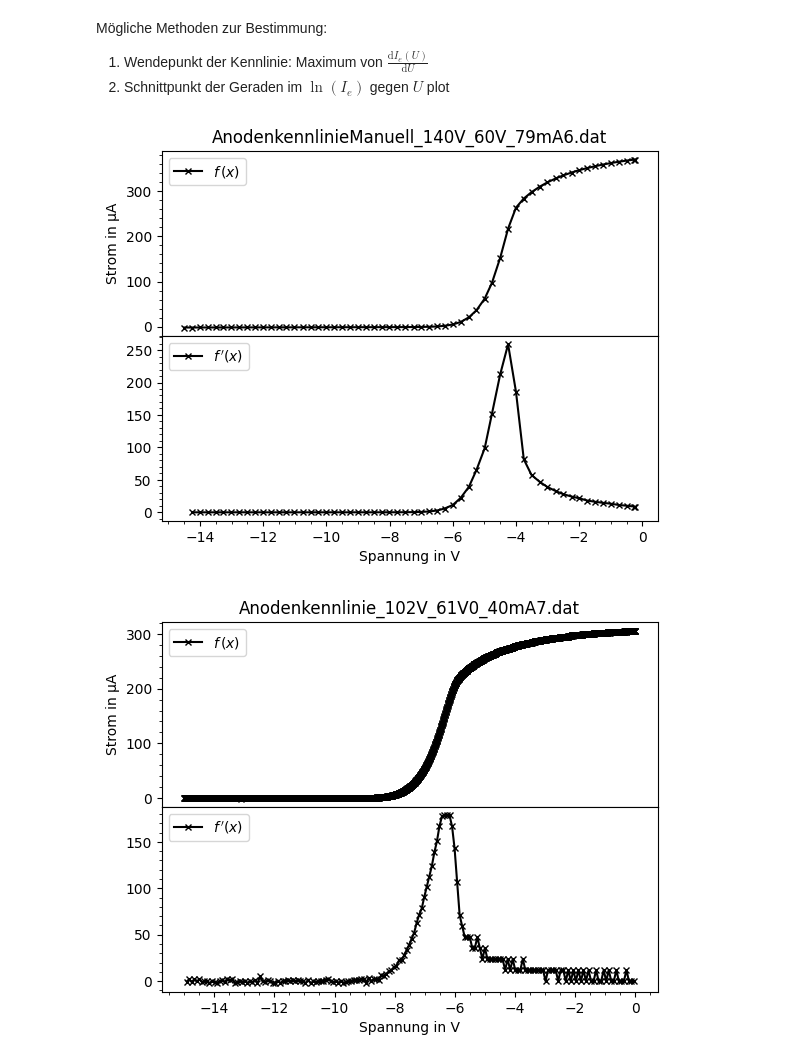
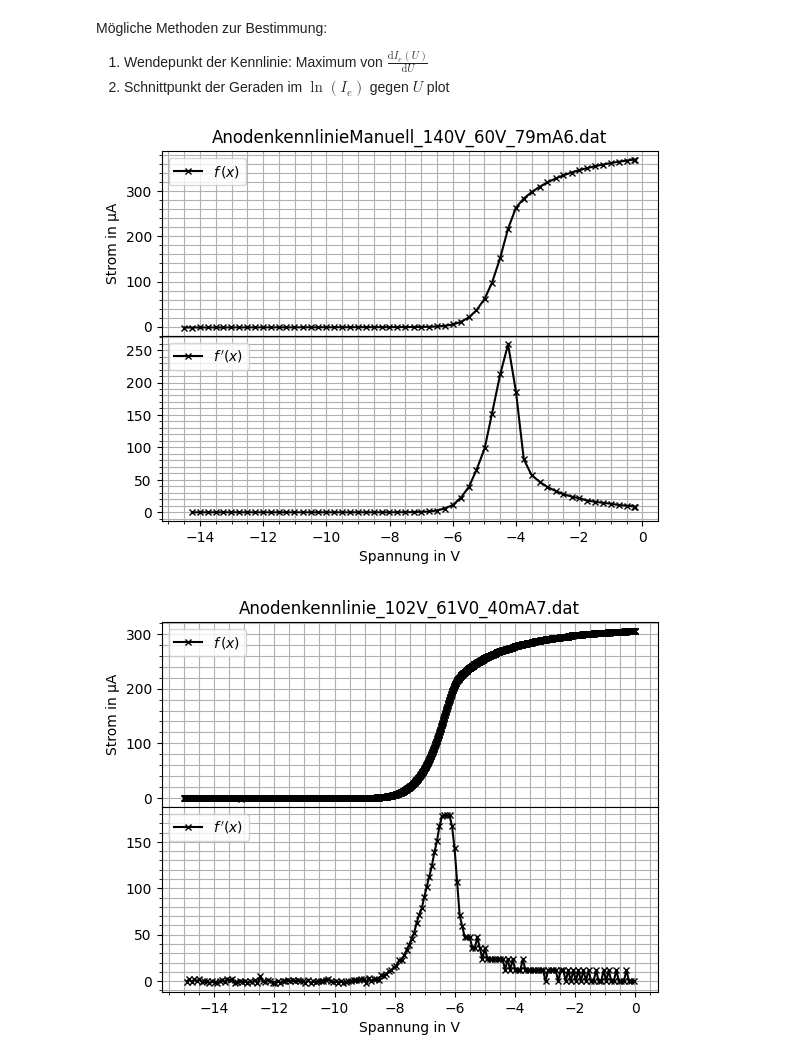
Before and after one commit to NicolasRohrbeck/fprak, a Jupyter notebook: scripts/langmuir.ipynb, the cells around one changed output. Saved outputs shown, nothing was run; the diff lists cells and outputs as text; code cells hidden in the pictures.

```diff
--- a/scripts/langmuir.ipynb
+++ b/scripts/langmuir.ipynb
@@ -39,32 +39,34 @@ Mögliche Methoden zur Bestimmung:
 # Methode 1
 
 for file in os.listdir(r'../Messdaten/17112025_Langmuirsonden/'):
     if file[-2] == 'x':
         pass
     elif len(file.split('_')) == 4: # Nur Anoden und Kathodenkennlinie ohne HHS
         data = np.loadtxt(f'../Messdaten/17112025_Langmuirsonden/{file}', delimiter = '\t', skiprows=3)
         U = data[:,0]
         I = data[:,1]*1e6 # in µA
         if file.split('_')[0] == 'Kathodenkennlinie':
             U = U - max(U)
         # Ableiten der Kennlinie funktioniert für die automatischen nur mit größeren Steigungsdreiecken
         if file.split('_')[0] == 'AnodenkennlinieManuell':
             dU = U
             dIdU = np.insert(np.diff(I)/np.diff(U), 0, np.nan)
         else:
             dU, dIdU = derive(U, I, step=14)
         # plotten
         fig, (ax1, ax2) = plt.subplots(2,1,sharex=True, gridspec_kw={'hspace':0.0}) #layout='constrained')
         ax1.plot(U, I, 'x-k', ms=4, label=r'$f\,(x)$')
         ax2.plot(dU, dIdU, 'x-k', ms=4, label=r"$f\,^\prime (x)$")
         ax2.set_xlabel('Spannung in V')
         ax1.set_ylabel('Strom in µA')
         ax1.set_title(file)
         ax1.legend(loc=2)
+        ax1.grid(which='both')
         ax2.legend(loc=2)
+        ax2.grid(which='both')
         ax1.minorticks_on()
         ax2.minorticks_on()
         plt.show()
 # %% [output]
-[figure, old version]
+[figure, new version]
-[figure, old version]
+[figure, new version]
```
Also changed, not shown: parts of 2 cells of this notebook.
